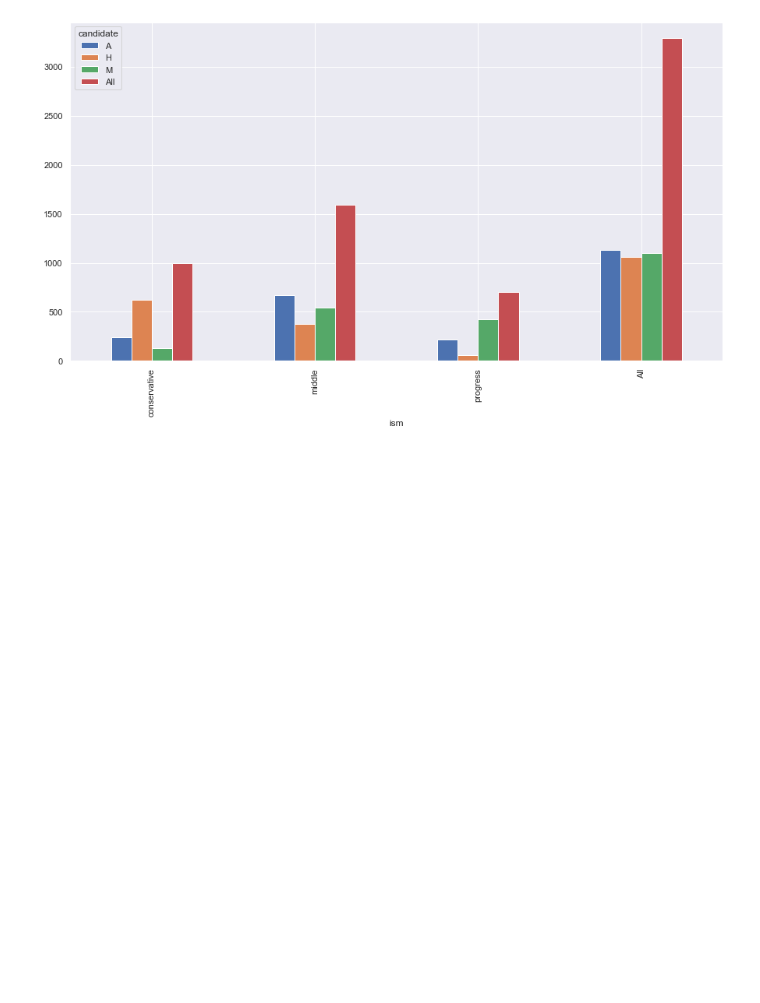
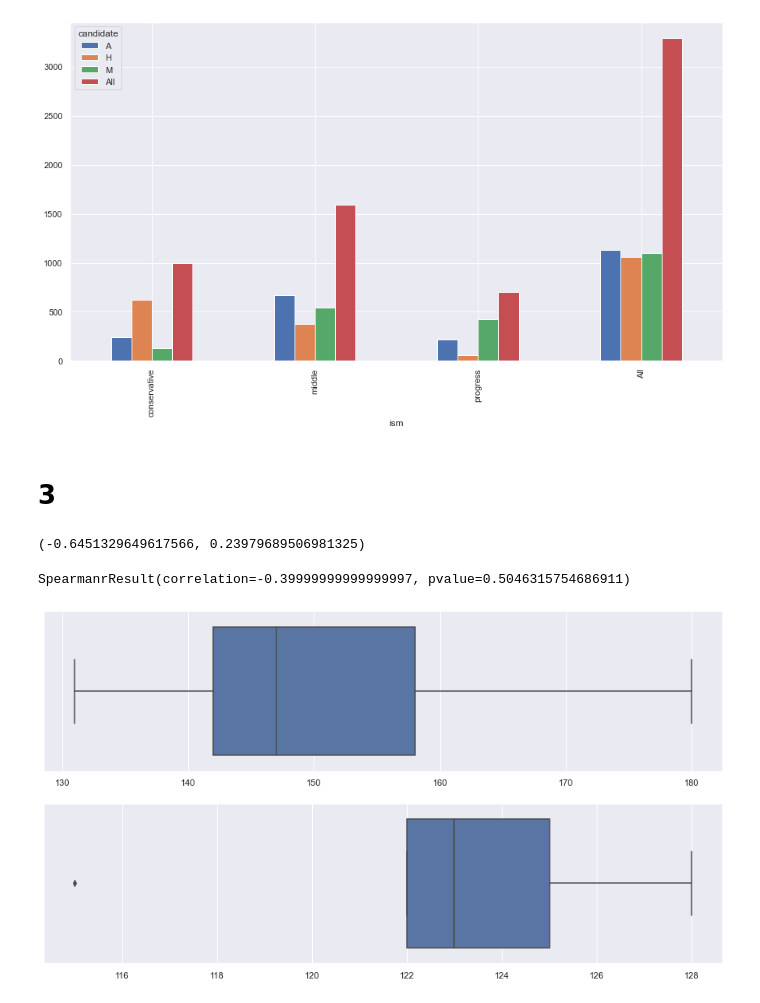
Before and after one commit to johanjun/study_datascienceandpython, a Jupyter notebook: python_stats/6_bivariate.ipynb, the cells around one changed output. Cells and saved outputs as stored; diff of their text form; code cells hidden in the pictures; blank space fills up the shorter version.

```diff
--- a/python_stats/6_bivariate.ipynb
+++ b/python_stats/6_bivariate.ipynb
@@ -150,3 +150,28 @@ pd.pivot_table(data=df, index='ism', columns='candidate', values='freq', margins
 # %% [output]
 <AxesSubplot:xlabel='ism'>
 [figure]
+# %% [markdown]
+# 3
+# %%
+x=[147,158,131,142,180]
+y=[122,128,125,123,115]
+# %%
+#a
+st.pearsonr(x, y)
+# %% [output]
+(-0.6451329649617566, 0.23979689506981325)
+# %%
+#b
+st.spearmanr(x, y)
+# %% [output]
+SpearmanrResult(correlation=-0.39999999999999997, pvalue=0.5046315754686911)
+# %%
+#c
+plt.subplot(2,1,1)
+sns.boxplot(x)
+
+plt.subplot(2,1,2)
+sns.boxplot(y)
+plt.show()
+# %% [output]
+[figure, added]
```
Also changed, not shown: parts of 12 cells of this notebook.
